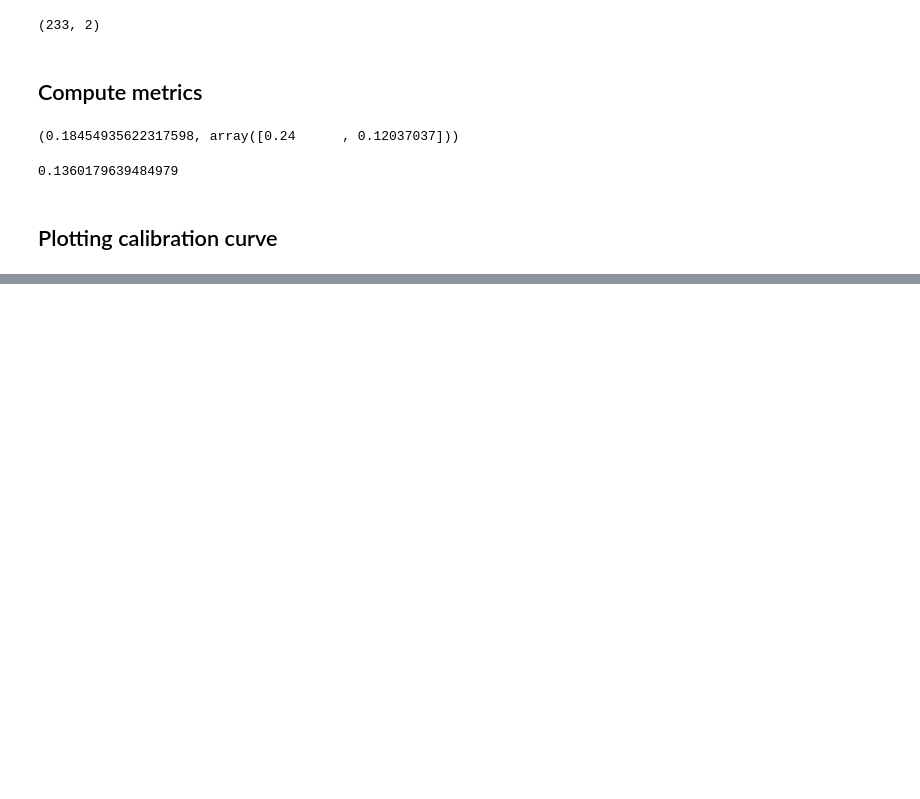
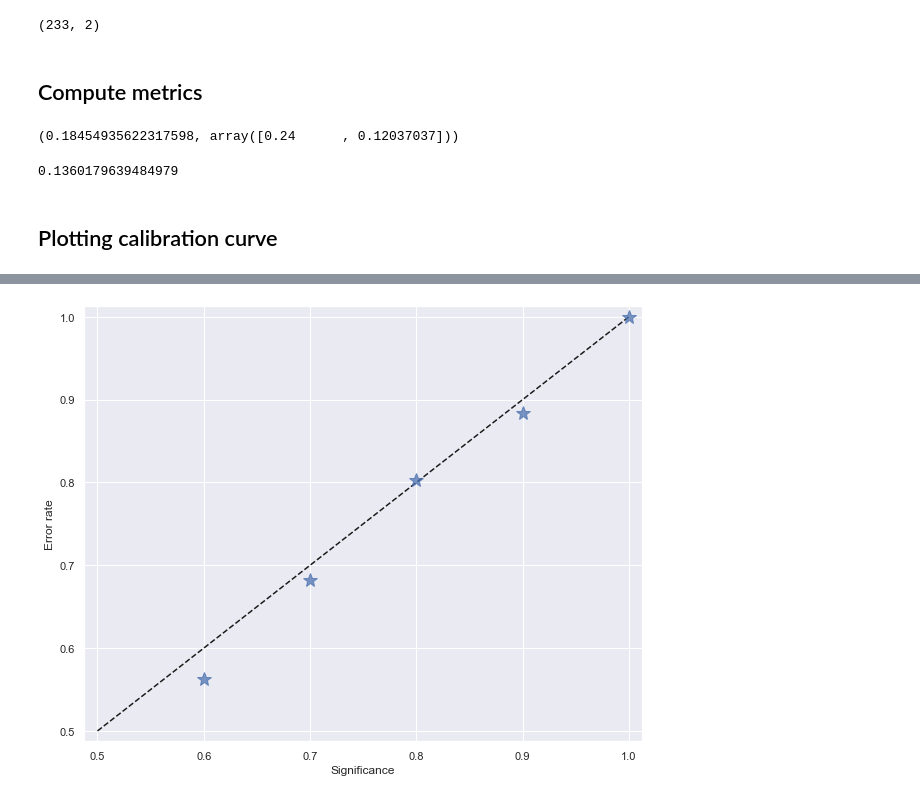
Before and after one commit to pharmbio/plot_utils, a Jupyter notebook: python/User_guide_plotting.ipynb, the cells around one changed output, grey strips where cells are left out. Drawn from its saved outputs; the diff is of its cells as text; code cells hidden in the pictures; blank space fills up the shorter version.

```diff
--- a/python/User_guide_plotting.ipynb
+++ b/python/User_guide_plotting.ipynb
@@ -51,0 +71,6 @@ the_fig = plotting.plot_calibration_curve(true_lab, p_vals)
+# %%
+line_args = {'alpha': 0.75, 'marker':"*", 'ms': 15,'linestyle': 'None', 'linewidth':2.5}
+
+the_fig = plotting.plot_calibration_curve(true_lab, p_vals, sign_min=0.5, sign_max=1, sign_step=0.1, class_labels=["Non-Active", "Active"],plot_all_labels=False, **line_args)
+# %% [output]
+[figure, added]
```
Also changed, not shown: parts of 5 cells of this notebook, 1 other file.
